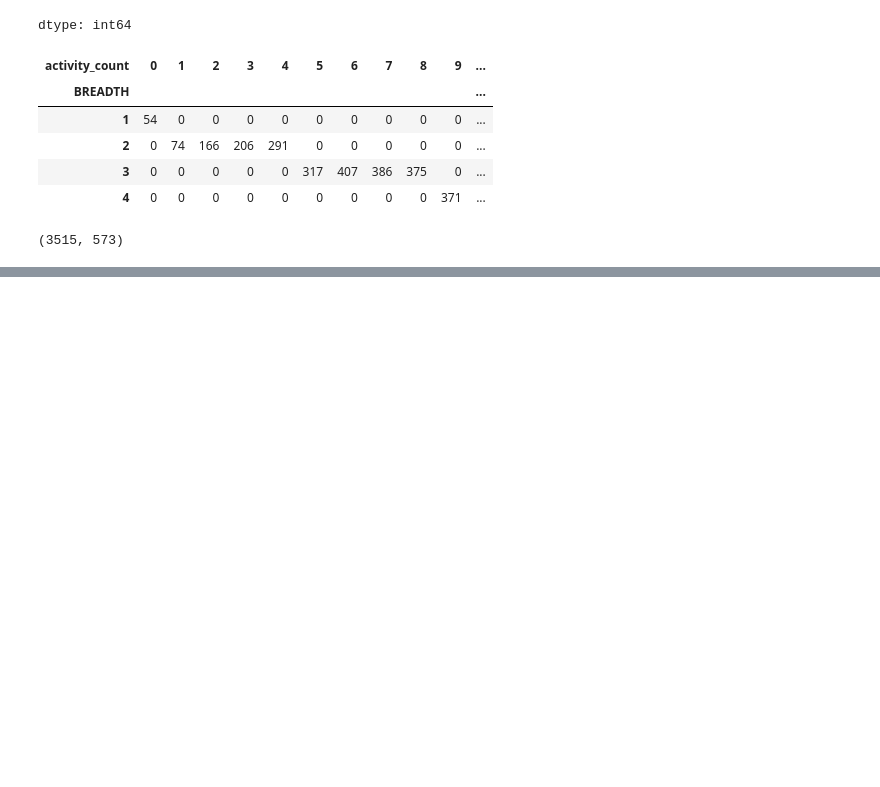
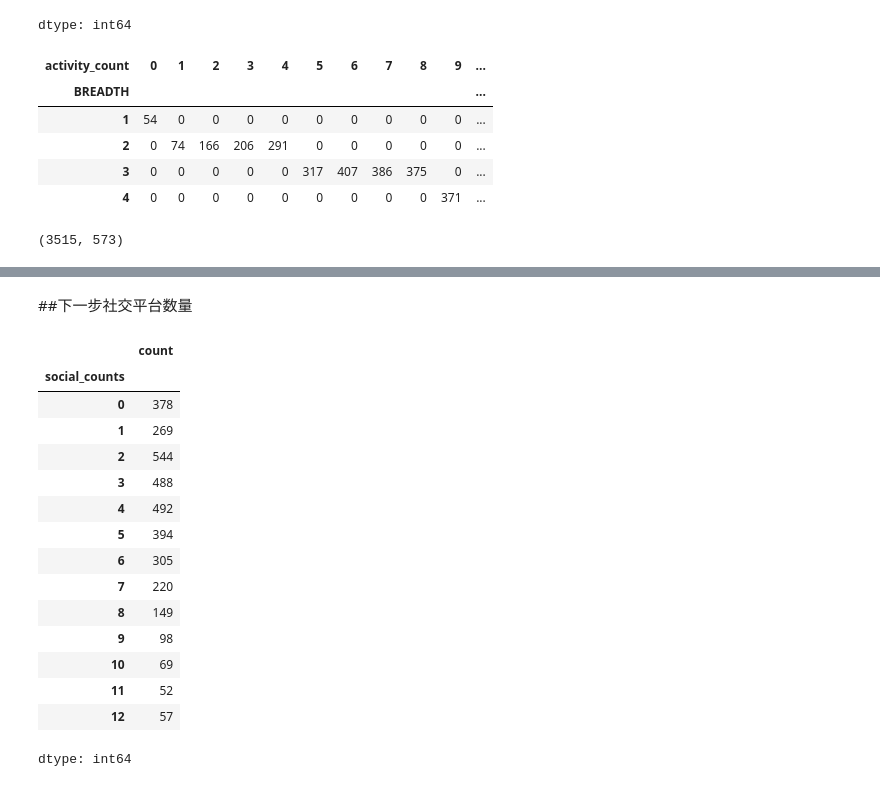
Before and after one commit to chohang-huang/ai-summary-engagement-uk, a Jupyter notebook: 02_cleaning.ipynb, the cells around one changed output, grey strips where cells are left out. Saved outputs shown, nothing was run; the diff lists cells and outputs as text; code cells hidden in the pictures; blank space fills up the shorter version.

```diff
--- a/02_cleaning.ipynb
+++ b/02_cleaning.ipynb
@@ -323,0 +330,4 @@ check.shape
+# %%
+device_cols=['Q10A','Q10B','Q10C','Q10D','Q10E','Q10F']#设备数量，只有一种的919人，2种设备1030人
+sample['device_counts']=sample[device_cols].sum(axis=1)
+sample['device_counts'].value_counts(dropna=False).sort_index()
@@ -323,0 +344,23 @@ check.shape
+# %% [markdown]
+##下一步社交平台数量
+# %%
+social_cols=['Q16A','Q16B','Q16C','Q16D','Q16E','Q16F','Q16G','Q16H','Q16I','Q16J','Q16K','Q16L']
+sample['social_counts']=sample[social_cols].sum(axis=1)
+sample['social_counts'].value_counts(dropna=False).sort_index()
+# %% [output]
+|  | count |
+| social_counts |  |
+| 0 | 378 |
+| 1 | 269 |
+| 2 | 544 |
+| 3 | 488 |
+| 4 | 492 |
+| 5 | 394 |
+| 6 | 305 |
+| 7 | 220 |
+| 8 | 149 |
+| 9 | 98 |
+| 10 | 69 |
+| 11 | 52 |
+| 12 | 57 |
+dtype: int64
```
Also changed, not shown: parts of 32 cells of this notebook.
